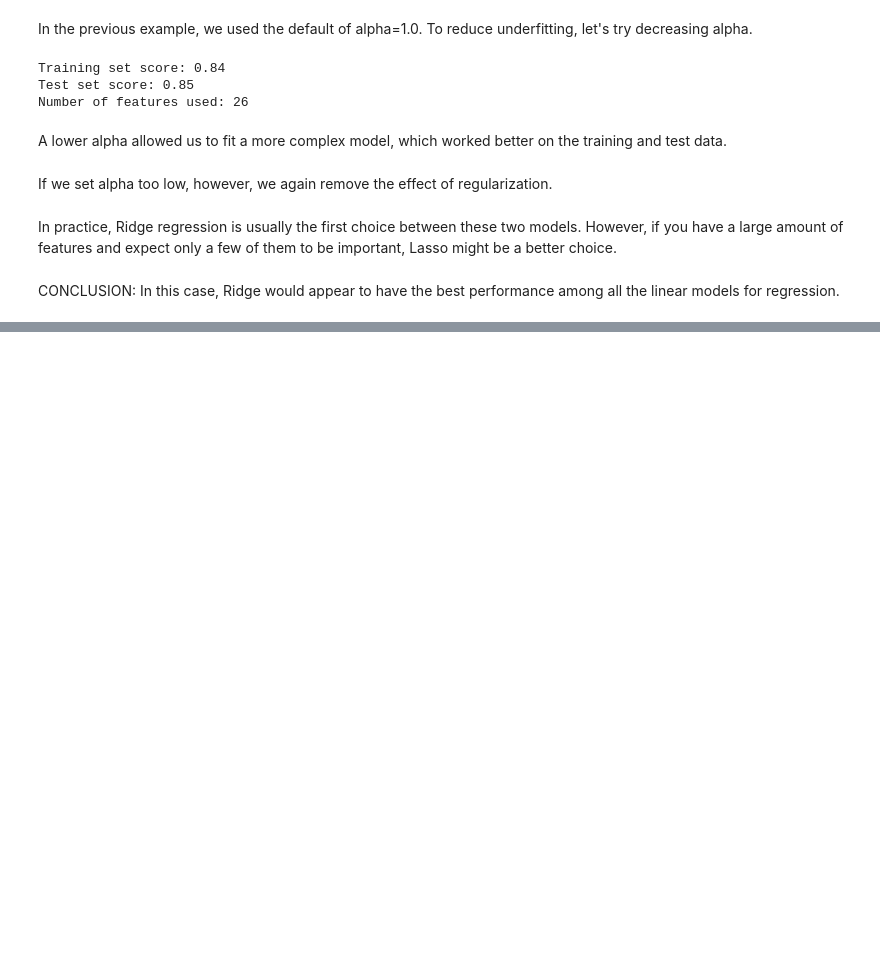
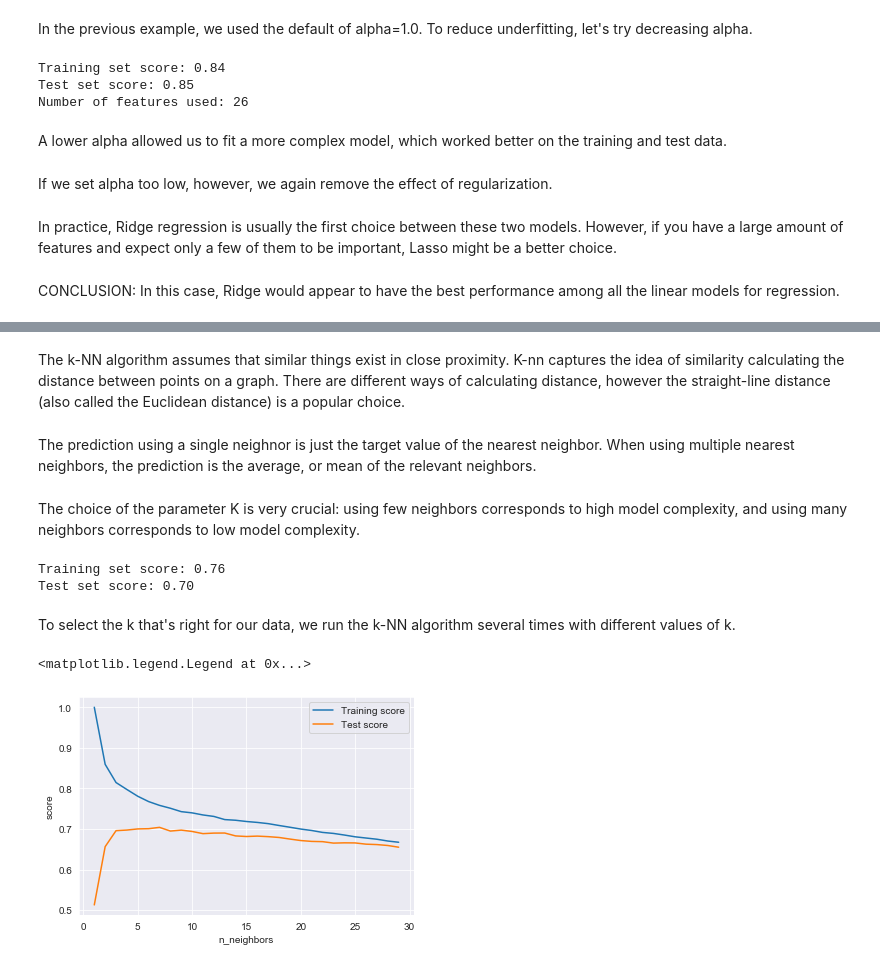
Before and after one commit to angelaiallonardi/Regression_ML_project, a Jupyter notebook: house_prices.ipynb, the cells around one changed output, grey strips where cells are left out. Drawn from its saved outputs; the diff is of its cells as text; code cells hidden in the pictures; blank space fills up the shorter version.

```diff
--- a/house_prices.ipynb
+++ b/house_prices.ipynb
@@ -521,0 +528,43 @@ CONCLUSION: In this case, Ridge would appear to have the best performance among
+# %% [markdown]
+The k-NN algorithm assumes that similar things exist in close proximity. K-nn captures the idea of similarity calculating the distance between points on a graph.
+There are different ways of calculating distance, however the straight-line distance (also called the Euclidean distance) is a popular choice.
+# %% [markdown]
+The prediction using a single neighnor is just the target value of the nearest neighbor.
+When using multiple nearest neighbors, the prediction is the average, or mean of the relevant neighbors.
+# %% [markdown]
+The choice of the parameter K is very crucial: using few neighbors corresponds to high model complexity, and using many neighbors corresponds to low model complexity.
+# %%
+reg = KNeighborsRegressor(n_neighbors=7)
+knn = reg.fit(new_X_train, new_y_train)
+
+print("Training set score: {:.2f}".format(knn.score(new_X_train, new_y_train)))
+print("Test set score: {:.2f}".format(knn.score(new_X_test, new_y_test)))
+# %% [output]
+Training set score: 0.76
+Test set score: 0.70
+# %% [markdown]
+To select the k that's right for our data, we run the k-NN algorithm several times with different values of k.
+# %%
+training_score = []
+test_score = []
+# try n_neighbors from 1 to 30
+neighbors_settings = range (1, 30)
+
+for n_neighbors in neighbors_settings:
+    # build the model
+    knn = KNeighborsRegressor(n_neighbors=n_neighbors)
+    knn.fit(new_X_train, new_y_train)
+    # record training set score
+    training_score.append(knn.score(new_X_train, new_y_train))
+    # record generalization score
+    test_score.append(knn.score(new_X_test, new_y_test))
+
+plt.plot(neighbors_settings, training_score, label='Training score')
+plt.plot(neighbors_settings, test_score, label='Test score')
+
+plt.ylabel('score')
+plt.xlabel('n_neighbors')
+plt.legend()
+# %% [output]
+<matplotlib.legend.Legend at 0x...>
+[figure, added]
```
Also changed, not shown: parts of 6 cells of this notebook.
